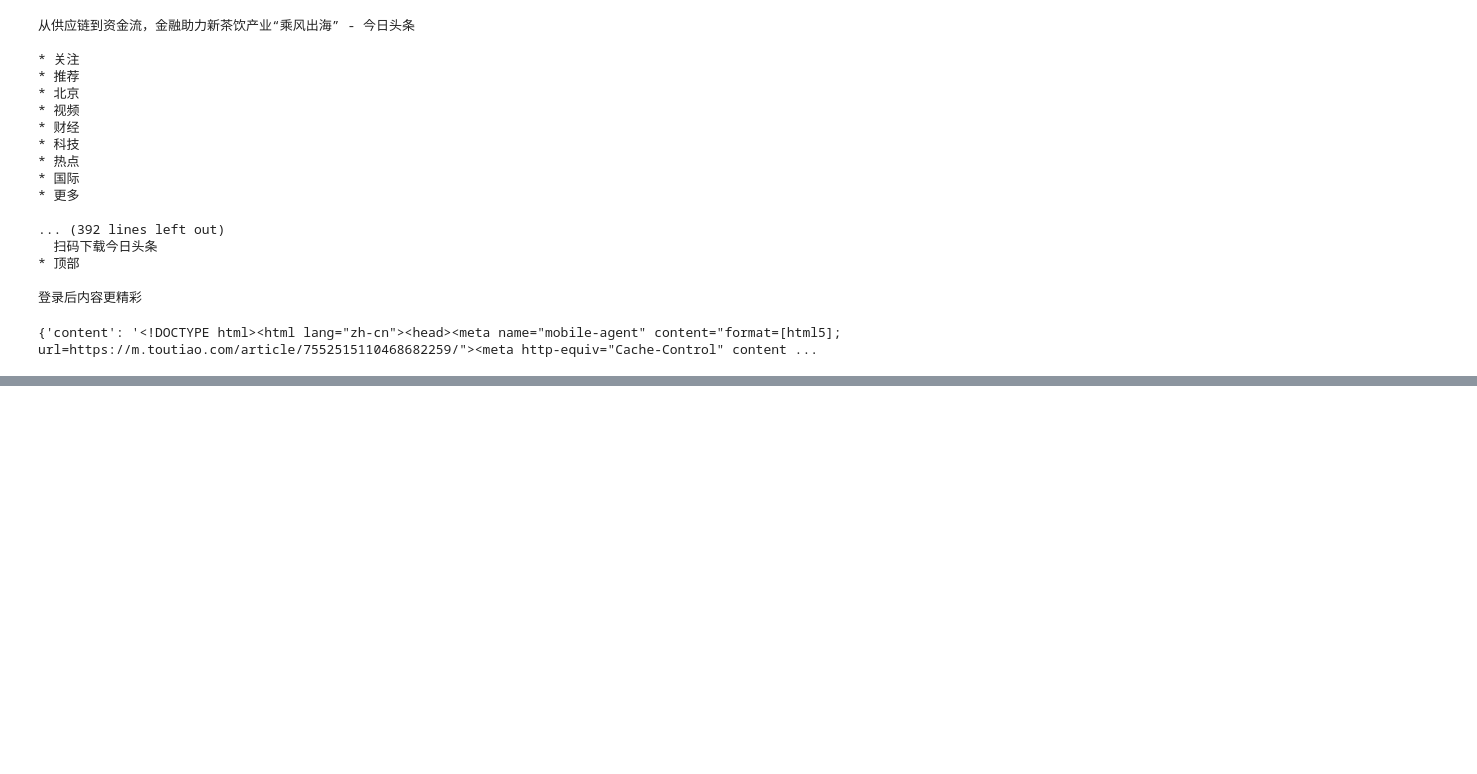
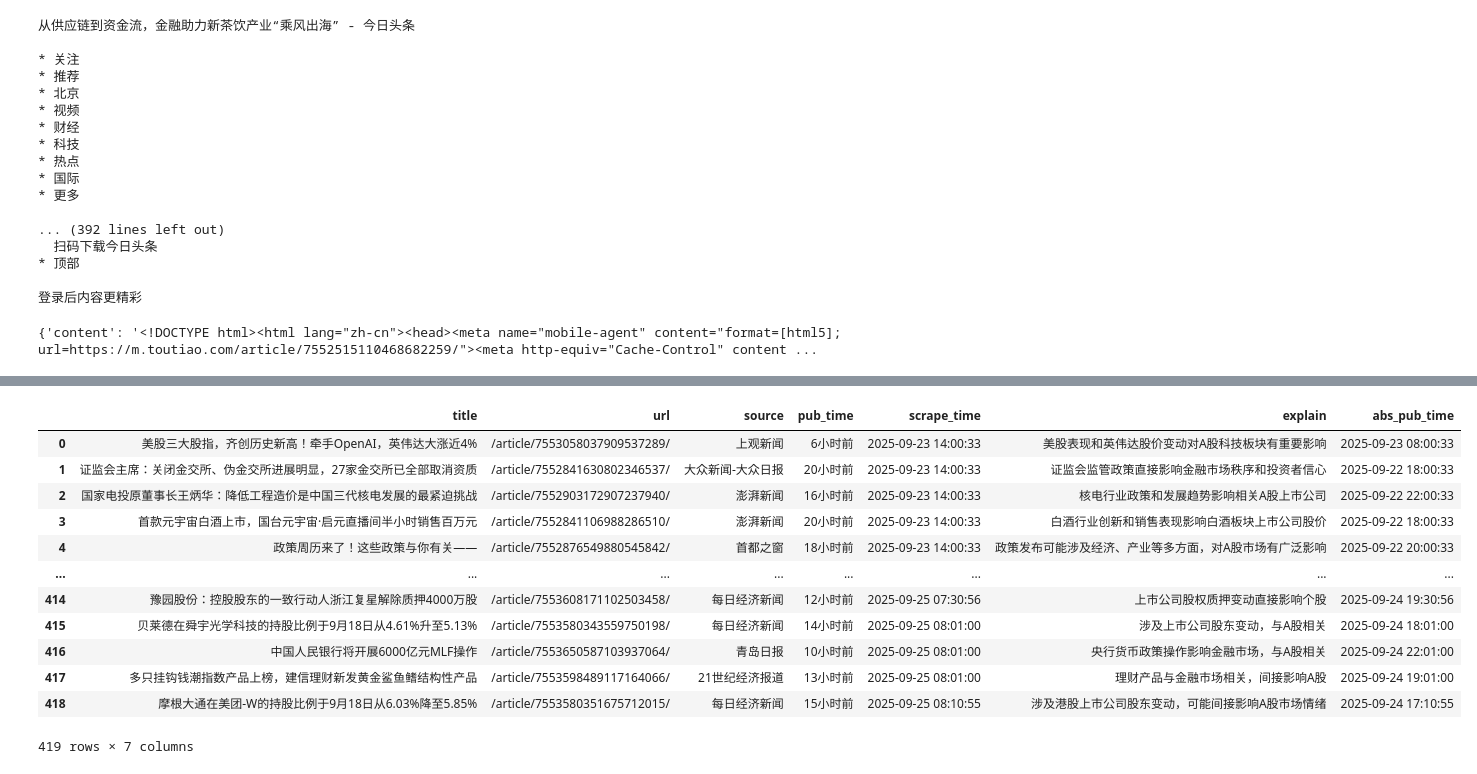
Before and after one commit to XinyuDu/scrapy, a Jupyter notebook: toutiao/main.ipynb, the cells around one changed output, grey strips where cells are left out. Cells and saved outputs as stored; diff of their text form; code cells hidden in the pictures; blank space fills up the shorter version.

Commit message:
add parse relative time

```diff
--- a/toutiao/main.ipynb
+++ b/toutiao/main.ipynb
@@ -210,0 +210,38 @@ df
+# %%
+import numpy as np
+
+def parse_relative_time(rel_str, scrape_time):
+    """将相对时间字符串转换为绝对时间"""
+    try:
+        # 处理空值
+        if pd.isna(rel_str):
+            return np.nan
+
+        rel_str = rel_str.strip()
+
+        # 处理“刚刚”的情况
+        if rel_str == "刚刚":
+            return scrape_time
+
+        # 解析数字和单位
+        if "分钟" in rel_str:
+            num = int(''.join(filter(str.isdigit, rel_str)))
+            delta = timedelta(minutes=num)
+        elif "小时" in rel_str:
+            num = int(''.join(filter(str.isdigit, rel_str)))
+            delta = timedelta(hours=num)
+        elif "天" in rel_str:
+            num = int(''.join(filter(str.isdigit, rel_str)))
+            delta = timedelta(days=num)
+        else:
+            return np.nan  # 未知格式
+
+        return scrape_time - delta
+    except:
+        return np.nan  # 解析失败
+# %%
+df["abs_pub_time"] = df.apply(
+    lambda row: parse_relative_time(row["pub_time"], row["scrape_time"]),
+    axis=1
+)
+df
@@ -210,0 +266,16 @@ df
+# %%
+df
+# %% [output]
+|  | title | url | source | pub_time | scrape_time | explain | abs_pub_time |
+| 0 | 美股三大股指，齐创历史新高！牵手OpenAI，英伟达大涨近4% | /article/7553058037909537289/ | 上观新闻 | 6小时前 | 2025-09-23 14:00:33 | 美股表现和英伟达股价变动对A股科技板块有重要影响 | 2025-09-23 08:00:33 |
+| 1 | 证监会主席：关闭金交所、伪金交所进展明显，27家金交所已全部取消资质 | /article/7552841630802346537/ | 大众新闻-大众日报 | 20小时前 | 2025-09-23 14:00:33 | 证监会监管政策直接影响金融市场秩序和投资者信心 | 2025-09-22 18:00:33 |
+| 2 | 国家电投原董事长王炳华：降低工程造价是中国三代核电发展的最紧迫挑战 | /article/7552903172907237940/ | 澎湃新闻 | 16小时前 | 2025-09-23 14:00:33 | 核电行业政策和发展趋势影响相关A股上市公司 | 2025-09-22 22:00:33 |
+| 3 | 首款元宇宙白酒上市，国台元宇宙·启元直播间半小时销售百万元 | /article/7552841106988286510/ | 澎湃新闻 | 20小时前 | 2025-09-23 14:00:33 | 白酒行业创新和销售表现影响白酒板块上市公司股价 | 2025-09-22 18:00:33 |
+| 4 | 政策周历来了！这些政策与你有关—— | /article/7552876549880545842/ | 首都之窗 | 18小时前 | 2025-09-23 14:00:33 | 政策发布可能涉及经济、产业等多方面，对A股市场有广泛影响 | 2025-09-22 20:00:33 |
+| ... | ... | ... | ... | ... | ... | ... | ... |
+| 414 | 豫园股份：控股股东的一致行动人浙江复星解除质押4000万股 | /article/7553608171102503458/ | 每日经济新闻 | 12小时前 | 2025-09-25 07:30:56 | 上市公司股权质押变动直接影响个股 | 2025-09-24 19:30:56 |
+| 415 | 贝莱德在舜宇光学科技的持股比例于9月18日从4.61%升至5.13% | /article/7553580343559750198/ | 每日经济新闻 | 14小时前 | 2025-09-25 08:01:00 | 涉及上市公司股东变动，与A股相关 | 2025-09-24 18:01:00 |
+| 416 | 中国人民银行将开展6000亿元MLF操作 | /article/7553650587103937064/ | 青岛日报 | 10小时前 | 2025-09-25 08:01:00 | 央行货币政策操作影响金融市场，与A股相关 | 2025-09-24 22:01:00 |
+| 417 | 多只挂钩钱潮指数产品上榜，建信理财新发黄金鲨鱼鳍结构性产品 | /article/7553598489117164066/ | 21世纪经济报道 | 13小时前 | 2025-09-25 08:01:00 | 理财产品与金融市场相关，间接影响A股 | 2025-09-24 19:01:00 |
+| 418 | 摩根大通在美团-W的持股比例于9月18日从6.03%降至5.85% | /article/7553580351675712015/ | 每日经济新闻 | 15小时前 | 2025-09-25 08:10:55 | 涉及港股上市公司股东变动，可能间接影响A股市场情绪 | 2025-09-24 17:10:55 |
+419 rows × 7 columns
```
Also changed, not shown: parts of 4 cells of this notebook, 5 other files.
